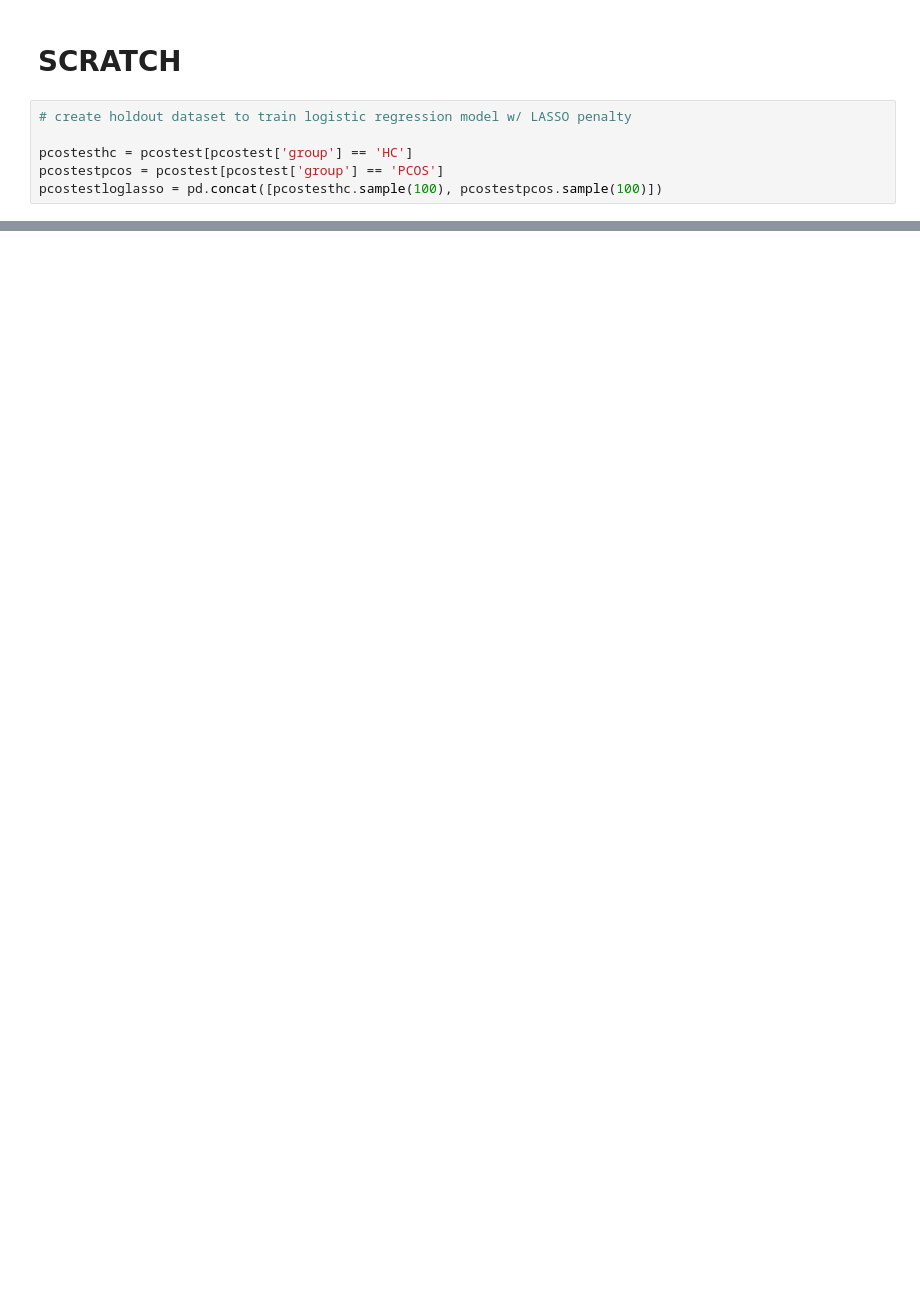
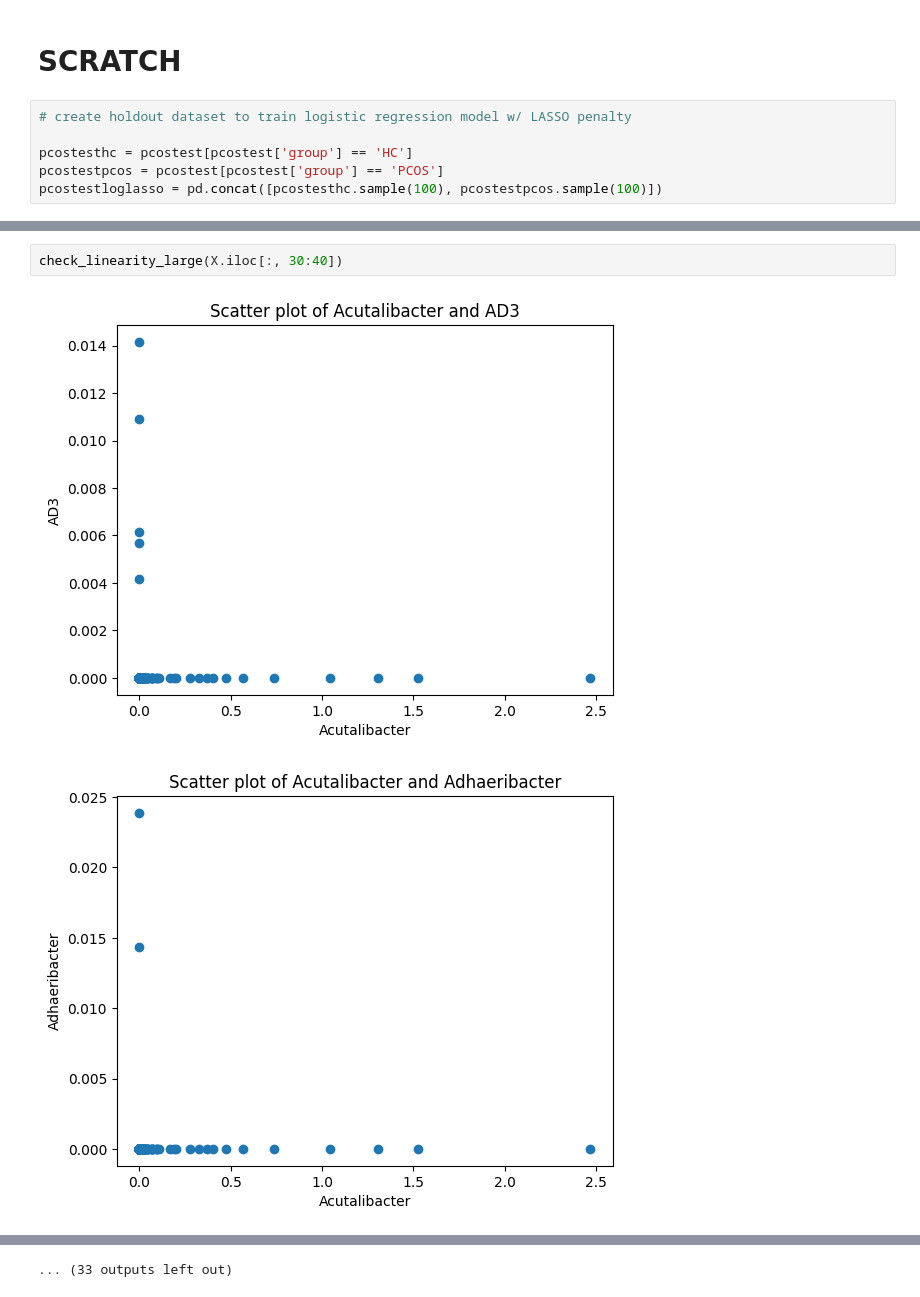
Before and after one commit to nzhang20/Causal-Discovery-on-Gut-Microbial-Data-for-Disease-Risk-Prediction, a Jupyter notebook: notebooks/eda.ipynb, the cells around one changed output, grey strips where cells are left out. Drawn from its saved outputs; the diff is of its cells as text; blank space fills up the shorter version.

```diff
--- a/notebooks/eda.ipynb
+++ b/notebooks/eda.ipynb
@@ -152,0 +495,5 @@ X
+# %%
+check_linearity_large(X.iloc[:, 30:40])
+# %% [output]
+[figure, added]
+[figure, added]
@@ -152,0 +510 @@ X
+... (33 outputs left out)
```
Also changed, not shown: parts of 41 cells of this notebook.
